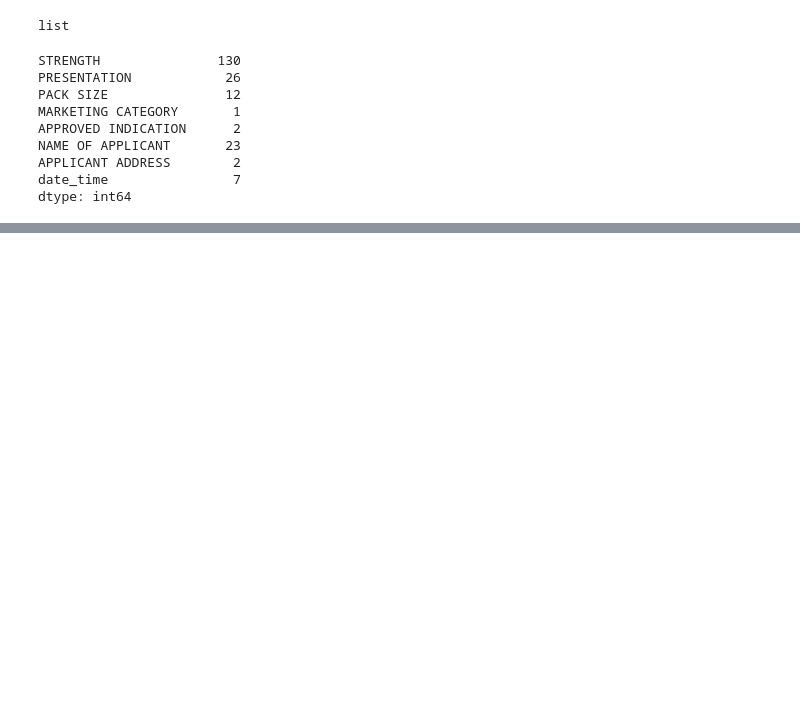
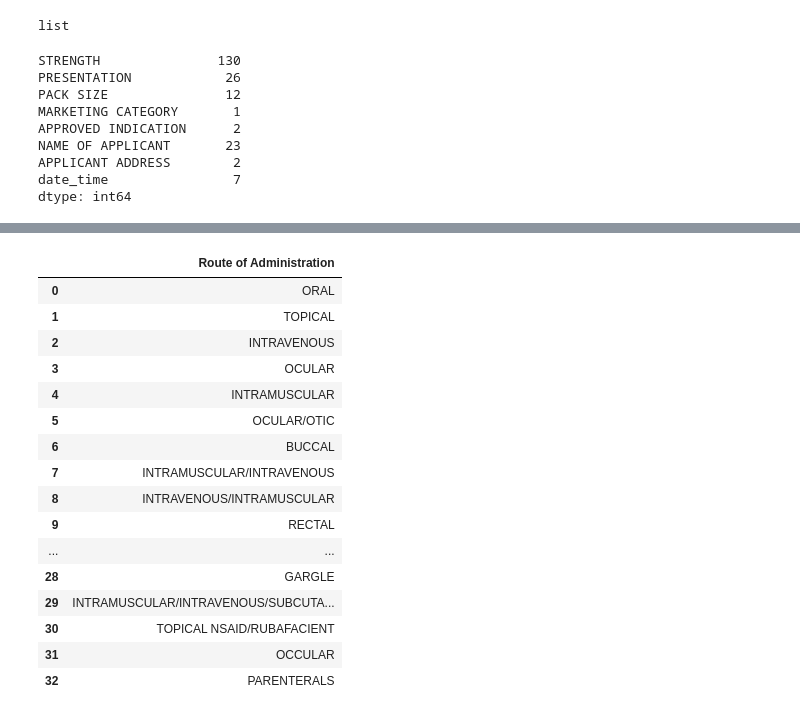
Before and after one commit to Morakinyo/nafdac-drug, a Jupyter notebook: complete-drug-v3.ipynb, the cells around one changed output, grey strips where cells are left out. Cells and saved outputs as stored; diff of their text form; code cells hidden in the pictures; blank space fills up the shorter version.

```diff
--- a/complete-drug-v3.ipynb
+++ b/complete-drug-v3.ipynb
@@ -925,0 +1090,20 @@ mc = pd.DataFrame(mc, columns=['Marketing Category'])
+# %%
+routes
+# %% [output]
+|  | Route of Administration |
+| 0 | ORAL |
+| 1 | TOPICAL |
+| 2 | INTRAVENOUS |
+| 3 | OCULAR |
+| 4 | INTRAMUSCULAR |
+| 5 | OCULAR/OTIC |
+| 6 | BUCCAL |
+| 7 | INTRAMUSCULAR/INTRAVENOUS |
+| 8 | INTRAVENOUS/INTRAMUSCULAR |
+| 9 | RECTAL |
+| ... | ... |
+| 28 | GARGLE |
+| 29 | INTRAMUSCULAR/INTRAVENOUS/SUBCUTA... |
+| 30 | TOPICAL NSAID/RUBAFACIENT |
+| 31 | OCCULAR |
+| 32 | PARENTERALS |
```
Also changed, not shown: parts of 34 cells of this notebook, 26 other files.
